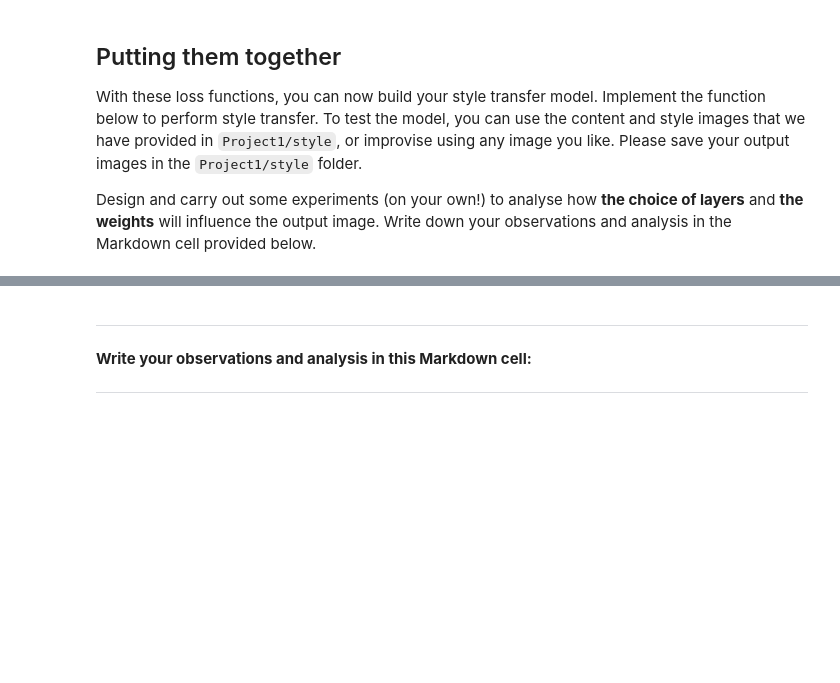
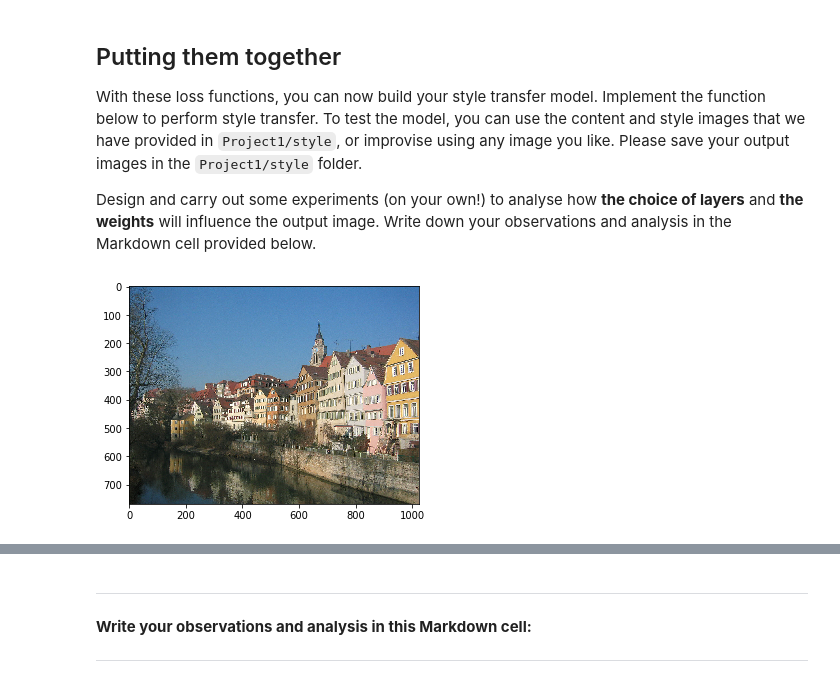
Before and after one commit to scarecrow2003/EE5934_P1, a Jupyter notebook: Project1.ipynb, the cells around one changed output, grey strips where cells are left out. Cells and saved outputs as stored; diff of their text form; code cells hidden in the pictures; blank space fills up the shorter version.

```diff
--- a/Project1.ipynb
+++ b/Project1.ipynb
@@ -28,3 +28,7 @@ model = torchvision.models.squeezenet1_1(pretrained=True).to(device)
 # Disable the gradient computation with respect to model parameters.
 for param in model.parameters():
     param.requires_grad = False
+
+cnn = model.features
+for layer in list(cnn):
+    print(type(layer))
@@ -387,0 +525,88 @@ def style_transfer(content_image, style_image, content_layer, content_weight,
+# %%
+##############################################################################
+# TODO: 1. Choose one pair of images under 'Project1/style', and finish the  #
+#          neural style transfer task by calling the style_transfer function.#
+#       2. Show the 3 related images: content image, style image and the     #
+#          generated style-transferred image.                                #
+##############################################################################
+# your code
+##############################################################################
+from torch import nn
+# from torch.nn import functional as F
+# class VGG(nn.Module):
+#         def __init__(self):
+#             super(VGG, self).__init__()
+#             self.conv1_1 = nn.Conv2d(3, 64, kernel_size=3, padding=1)
+#             self.conv1_2 = nn.Conv2d(64, 64, kernel_size=3, padding=1)
+#             self.conv2_1 = nn.Conv2d(64, 128, kernel_size=3, padding=1)
+#             self.conv2_2 = nn.Conv2d(128, 128, kernel_size=3, padding=1)
+#             self.conv3_1 = nn.Conv2d(128, 256, kernel_size=3, padding=1)
+#             self.conv3_2 = nn.Conv2d(256, 256, kernel_size=3, padding=1)
+#             self.conv3_3 = nn.Conv2d(256, 256, kernel_size=3, padding=1)
+#             self.conv3_4 = nn.Conv2d(256, 256, kernel_size=3, padding=1)
+#             self.conv4_1 = nn.Conv2d(256, 512, kernel_size=3, padding=1)
+#             self.conv4_2 = nn.Conv2d(512, 512, kernel_size=3, padding=1)
+#             self.conv4_3 = nn.Conv2d(512, 512, kernel_size=3, padding=1)
+#             self.conv4_4 = nn.Conv2d(512, 512, kernel_size=3, padding=1)
+#             self.conv5_1 = nn.Conv2d(512, 512, kernel_size=3, padding=1)
+#             self.conv5_2 = nn.Conv2d(512, 512, kernel_size=3, padding=1)
+#             self.conv5_3 = nn.Conv2d(512, 512, kernel_size=3, padding=1)
+#             self.conv5_4 = nn.Conv2d(512, 512, kernel_size=3, padding=1)
+#             self.pool1 = nn.MaxPool2d(kernel_size=2, stride=2)
+#             self.pool2 = nn.MaxPool2d(kernel_size=2, stride=2)
+#             self.pool3 = nn.MaxPool2d(kernel_size=2, stride=2)
+#             self.pool4 = nn.MaxPool2d(kernel_size=2, stride=2)
+#             self.pool5 = nn.MaxPool2d(kernel_size=2, stride=2)
+
+#         def forward(self, x, out_keys):
+#             out = {}
+#             out['0'] = F.relu(self.conv1_1(x))
+#             out['1'] = F.relu(self.conv1_2(out['0']))
+#             out['2'] = self.pool1(out['1'])
+#             out['3'] = F.relu(self.conv2_1(out['2']))
+#             out['4'] = F.relu(self.conv2_2(out['3']))
+#             out['5'] = self.pool2(out['4'])
+#             out['6'] = F.relu(self.conv3_1(out['5']))
+#             out['7'] = F.relu(self.conv3_2(out['6']))
+#             out['8'] = F.relu(self.conv3_3(out['7']))
+#             out['9'] = F.relu(self.conv3_4(out['8']))
+#             out['10'] = self.pool3(out['9'])
+#             out['11'] = F.relu(self.conv4_1(out['10']))
+#             out['12'] = F.relu(self.conv4_2(out['11']))
+#             out['13'] = F.relu(self.conv4_3(out['12']))
+#             out['14'] = F.relu(self.conv4_4(out['13']))
+#             out['15'] = self.pool4(out['14'])
+#             out['16'] = F.relu(self.conv5_1(out['15']))
+#             out['17'] = F.relu(self.conv5_2(out['16']))
+#             out['18'] = F.relu(self.conv5_3(out['17']))
+#             out['19'] = F.relu(self.conv5_4(out['18']))
+#             out['20'] = self.pool5(out['19'])
+#             return [out[key] for key in out_keys]
+
+import os
+# vgg = VGG()
+# for param in vgg.parameters():
+#     param.requires_grad = False
+# vgg.to(device)
+model.eval()
+img_dir = os.getcwd() + '/style/'
+content = 'tubingen.jpg'
+style = 'the_scream.jpg'
+content_image = img_dir + content
+plt.imshow(PIL.Image.open(content_image))
+plt.show()
+style_image = img_dir + style
+plt.imshow(PIL.Image.open(style_image))
+plt.show()
+content_layer = [7]
+content_weight = [1e0]
+style_layers = [0, 3, 6, 9]
+style_weights = [1e3/n**2 for n in [64, 128, 256, 512]]
+max_iter = 500
+transferred = style_transfer(content_image, style_image, content_layer, content_weight, style_layers, style_weights, max_iter)
+plt.imshow(transferred)
+##############################################################################
+#                             END OF YOUR CODE                               #
+##############################################################################
+# %% [output]
+[figure, added]
```
Also changed, not shown: parts of 10 cells of this notebook.
